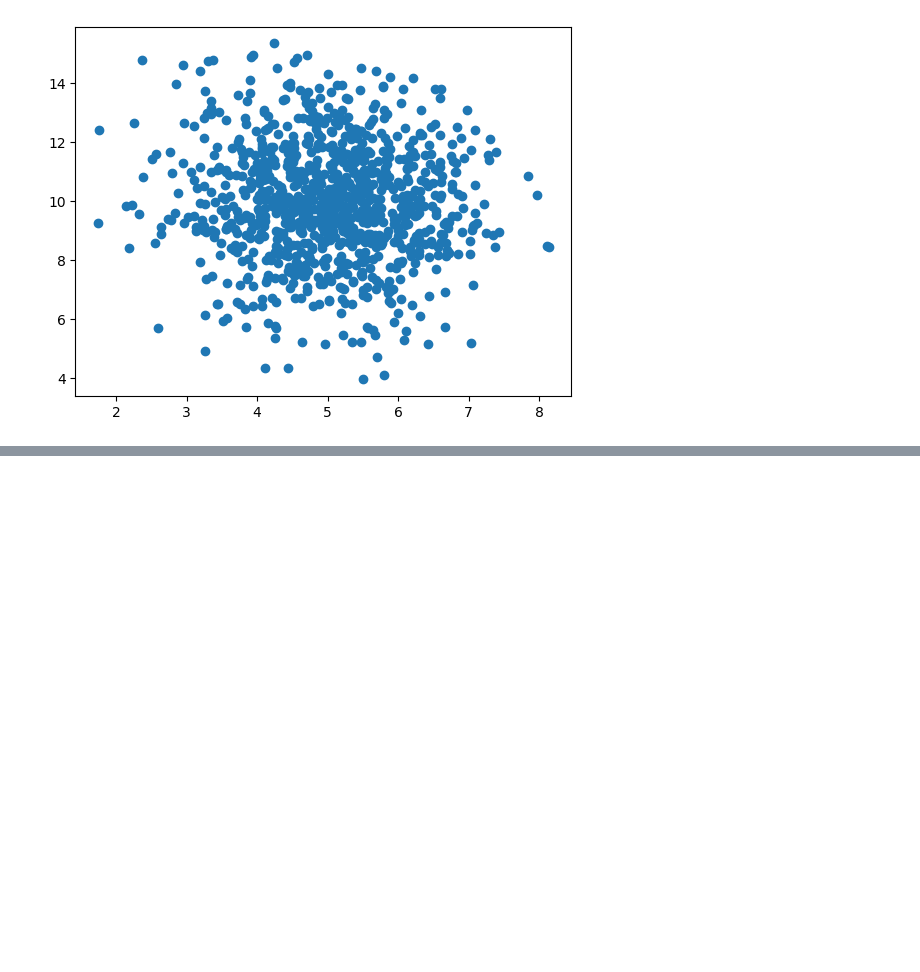
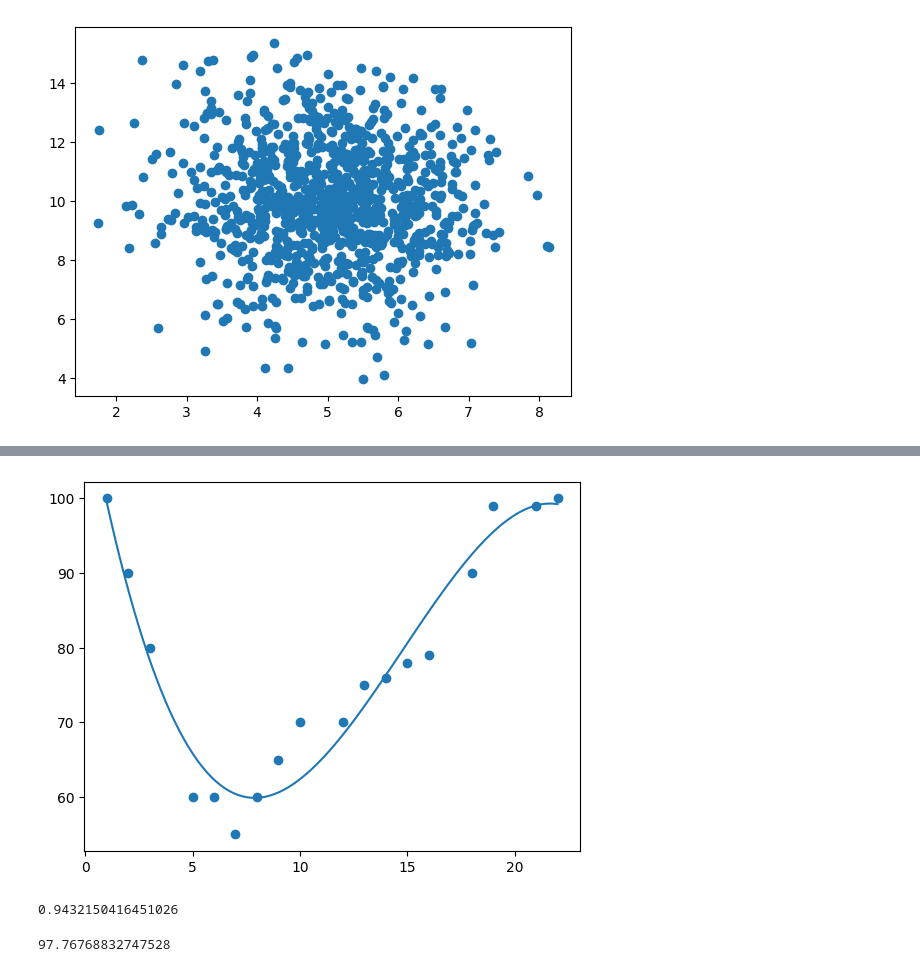
Before and after one commit to joeljacson/Keggle, a Jupyter notebook: ML_Algorithms_.ipynb, the cells around one changed output, grey strips where cells are left out. Cells and saved outputs as stored; diff of their text form; code cells hidden in the pictures; blank space fills up the shorter version.

```diff
--- a/ML_Algorithms_.ipynb
+++ b/ML_Algorithms_.ipynb
@@ -249,0 +319,42 @@ plt.show()
+# %%
+
+import numpy
+import matplotlib.pyplot as plt
+
+x = [1,2,3,5,6,7,8,9,10,12,13,14,15,16,18,19,21,22]
+y = [100,90,80,60,60,55,60,65,70,70,75,76,78,79,90,99,99,100]
+
+mymodel = numpy.poly1d(numpy.polyfit(x, y, 3))
+
+myline = numpy.linspace(1, 22, 100)
+
+plt.scatter(x, y)
+plt.plot(myline, mymodel(myline))
+plt.show()
+# %% [output]
+[figure, added]
+# %%
+import numpy
+from sklearn.metrics import r2_score
+
+x = [1,2,3,5,6,7,8,9,10,12,13,14,15,16,18,19,21,22]
+y = [100,90,80,60,60,55,60,65,70,70,75,76,78,79,90,99,99,100]
+
+mymodel = numpy.poly1d(numpy.polyfit(x, y, 3))
+
+print(r2_score(y, mymodel(x)))
+# %% [output]
+0.9432150416451026
+# %%
+import numpy
+from sklearn.metrics import r2_score
+
+x = [1,2,3,5,6,7,8,9,10,12,13,14,15,16,18,19,21,22]
+y = [100,90,80,60,60,55,60,65,70,70,75,76,78,79,90,99,99,100]
+
+mymodel = numpy.poly1d(numpy.polyfit(x, y, 3))
+
+speed = mymodel(20)
+print(speed)
+# %% [output]
+97.76768832747528
```
Also changed, not shown: parts of 55 cells of this notebook.
